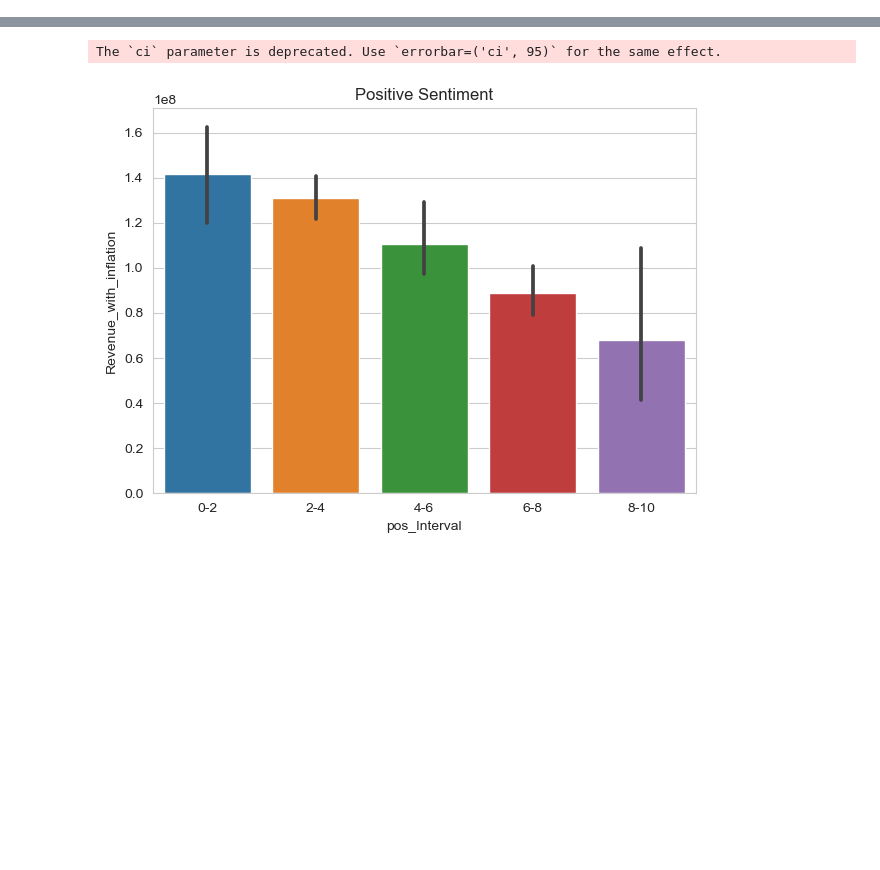
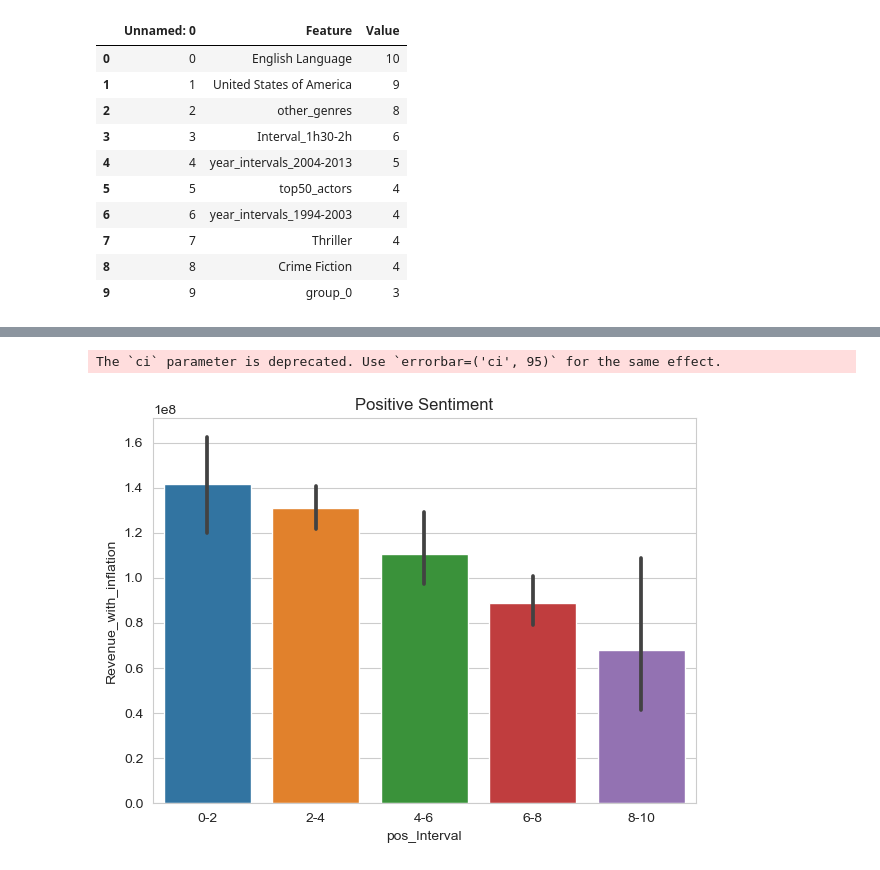
Before and after one commit to Ousso11/ADAFlix, a Jupyter notebook: plot.ipynb, the cells around one changed output, grey strips where cells are left out. Drawn from its saved outputs; the diff is of its cells as text; code cells hidden in the pictures; blank space fills up the shorter version.

```diff
--- a/plot.ipynb
+++ b/plot.ipynb
@@ -29,6 +29,29 @@ fig.write_html('assets/plots/interactive_line_plot.html')  # Change the filename
 
 # Save the plot as an image file (e.g., PNG)
 fig.write_image('assets/plots/interactive_line_plot.png', engine='kaleido')  # Change the filename
+# %%
+path = "csv_for_story/pos_outliers.csv"
+pos_outliers = pd.read_csv(path)
+path = "csv_for_story/neg_outliers.csv"
+neg_outliers = pd.read_csv(path)
+path = "csv_for_story/ten_movies_that_shouldnt_work_but_did.csv"
+should_not_work = pd.read_csv(path)
+path = "csv_for_story/ten_movies_that_should_work_but_didnt.csv"
+should_work = pd.read_csv(path)
+# %%
+pos_outliers
+# %% [output]
+|  | Unnamed: 0 | Feature | Value |
+| 0 | 0 | English Language | 10 |
+| 1 | 1 | United States of America | 9 |
+| 2 | 2 | other_genres | 8 |
+| 3 | 3 | Interval_1h30-2h | 6 |
+| 4 | 4 | year_intervals_2004-2013 | 5 |
+| 5 | 5 | top50_actors | 4 |
+| 6 | 6 | year_intervals_1994-2003 | 4 |
+| 7 | 7 | Thriller | 4 |
+| 8 | 8 | Crime Fiction | 4 |
+| 9 | 9 | group_0 | 3 |
 # %%
 import plotly.graph_objects as go
 
```
Also changed, not shown: parts of 1 cell of this notebook, 1 other file.
